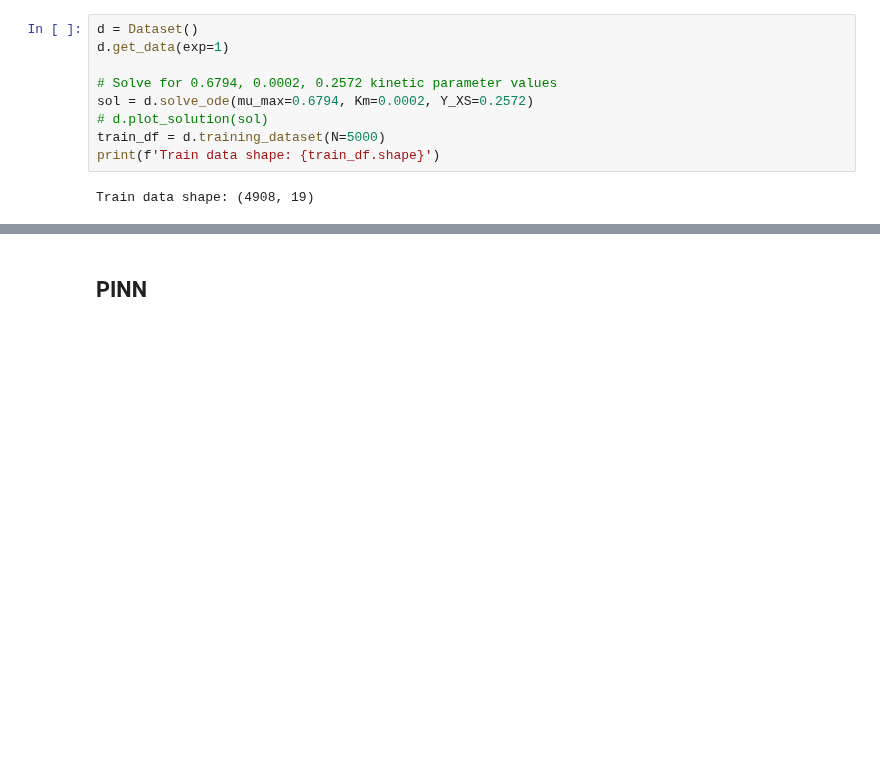
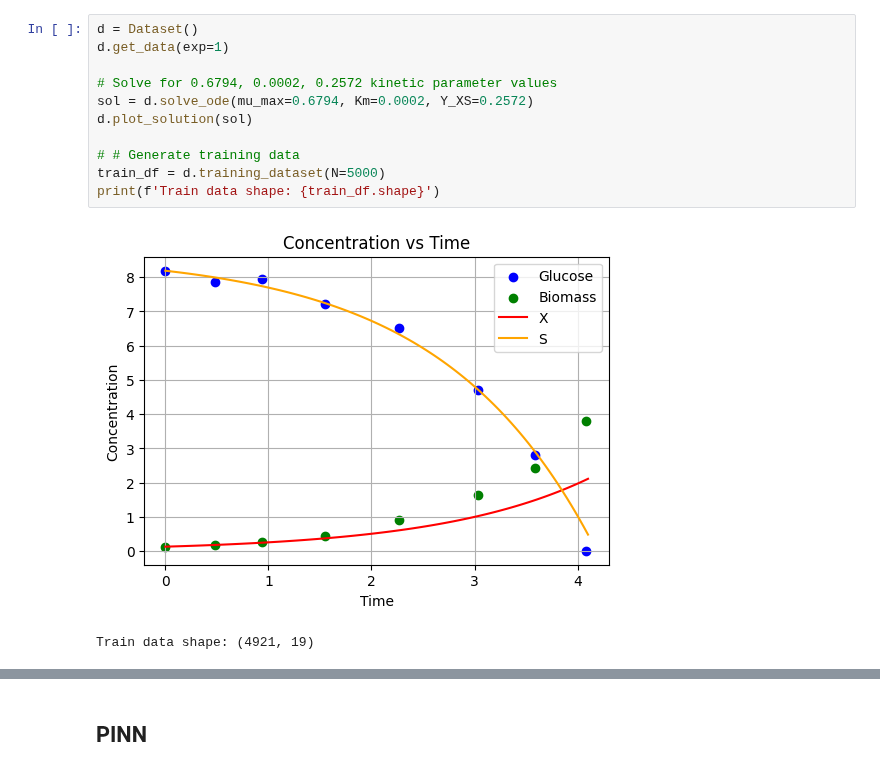
Before and after one commit to costasmexis/ModelMind, a Jupyter notebook: Notebooks/ceasar_main.ipynb, the cells around one changed output, grey strips where cells are left out. Cells and saved outputs as stored; diff of their text form; blank space fills up the shorter version.

```diff
--- a/Notebooks/ceasar_main.ipynb
+++ b/Notebooks/ceasar_main.ipynb
@@ -18,14 +15,17 @@ The autoreload extension is already loaded. To reload it, use:
 # %%
 d = Dataset()
 d.get_data(exp=1)
 
 # Solve for 0.6794, 0.0002, 0.2572 kinetic parameter values
 sol = d.solve_ode(mu_max=0.6794, Km=0.0002, Y_XS=0.2572)
-# d.plot_solution(sol)
+d.plot_solution(sol)
+
+# # Generate training data
 train_df = d.training_dataset(N=5000)
 print(f'Train data shape: {train_df.shape}')
 # %% [output]
+[figure, added]
-Train data shape: (4908, 19)
+Train data shape: (4921, 19)
 # %%
 X, y = NeuralNet.preprocess_data(train_df)
 net = NeuralNet.NN()
```
Also changed, not shown: parts of 9 cells of this notebook, 1 other file.
